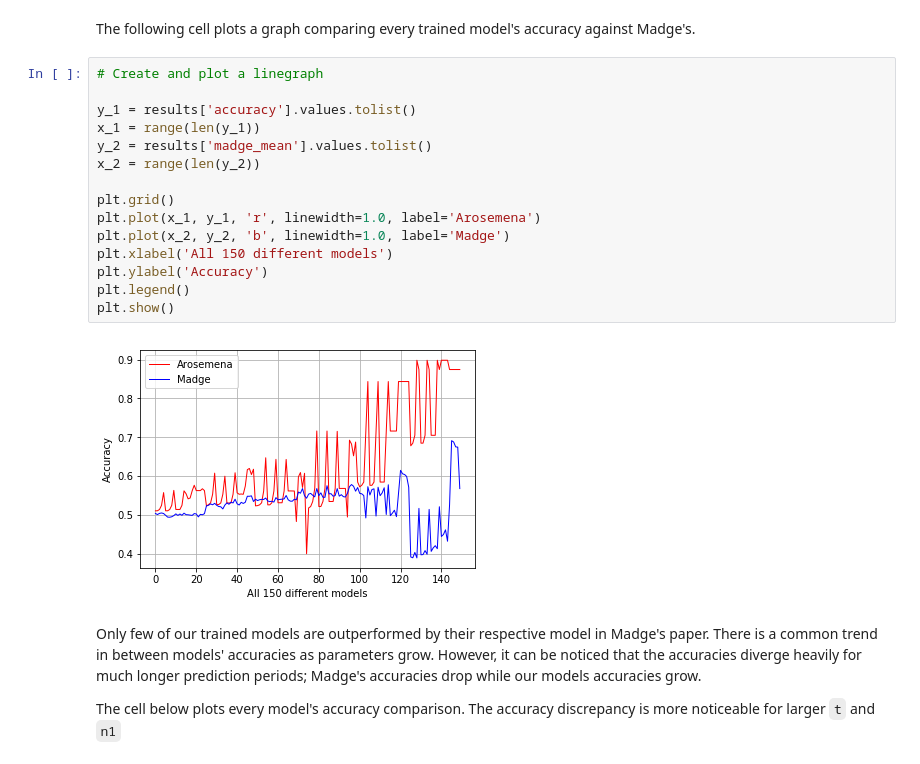
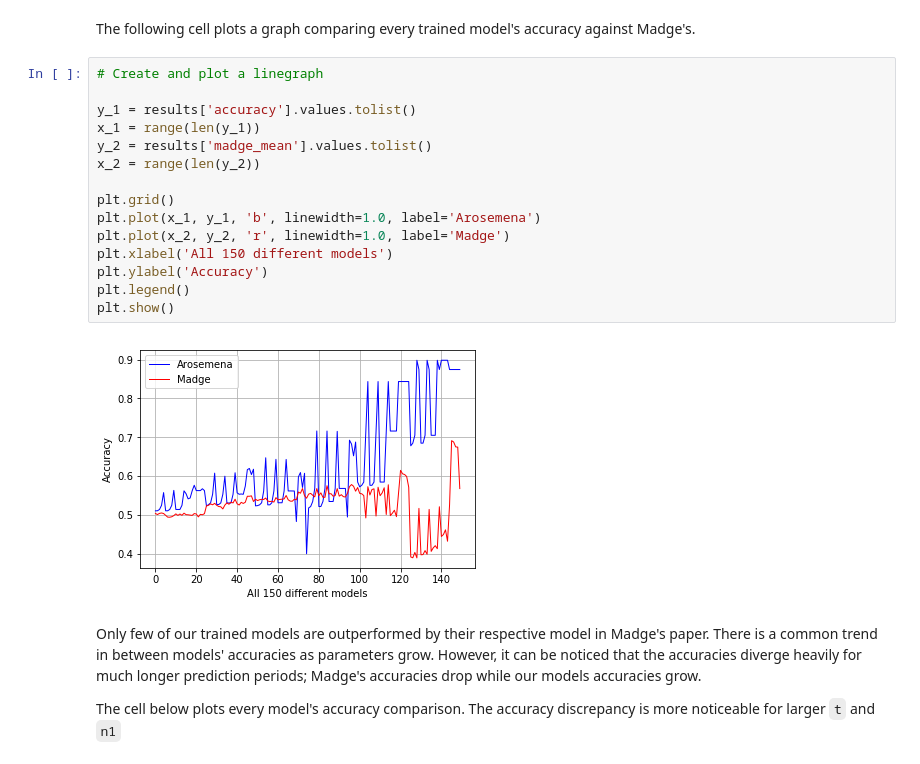
Before and after one commit to jjac111/Stock-Trend-Predictor, a Jupyter notebook: 3. Result Analysis.ipynb, the cells around one changed output. Saved outputs shown, nothing was run; the diff lists cells and outputs as text.

```diff
--- a/Result Analisys.ipynb
+++ b/3. Result Analysis.ipynb
@@ -227,20 +227,20 @@ The following cell plots a graph comparing every trained model's accuracy agains
 # %%
 # Create and plot a linegraph
 
 y_1 = results['accuracy'].values.tolist()
 x_1 = range(len(y_1))
 y_2 = results['madge_mean'].values.tolist()
 x_2 = range(len(y_2))
 
 plt.grid()
-plt.plot(x_1, y_1, 'r', linewidth=1.0, label='Arosemena')
-plt.plot(x_2, y_2, 'b', linewidth=1.0, label='Madge')
+plt.plot(x_1, y_1, 'b', linewidth=1.0, label='Arosemena')
+plt.plot(x_2, y_2, 'r', linewidth=1.0, label='Madge')
 plt.xlabel('All 150 different models')
 plt.ylabel('Accuracy')
 plt.legend()
 plt.show()
 # %% [output]
-[figure, old version]
+[figure, new version]
 # %% [markdown]
 Only few of our trained models are outperformed by their respective model in Madge's paper. There is a common trend in between models' accuracies as parameters grow. However, it can be noticed that the accuracies diverge heavily for much longer prediction periods; Madge's accuracies drop while our models accuracies grow.
 
```
Also changed, not shown: parts of 3 cells of this notebook, 10 other files.
